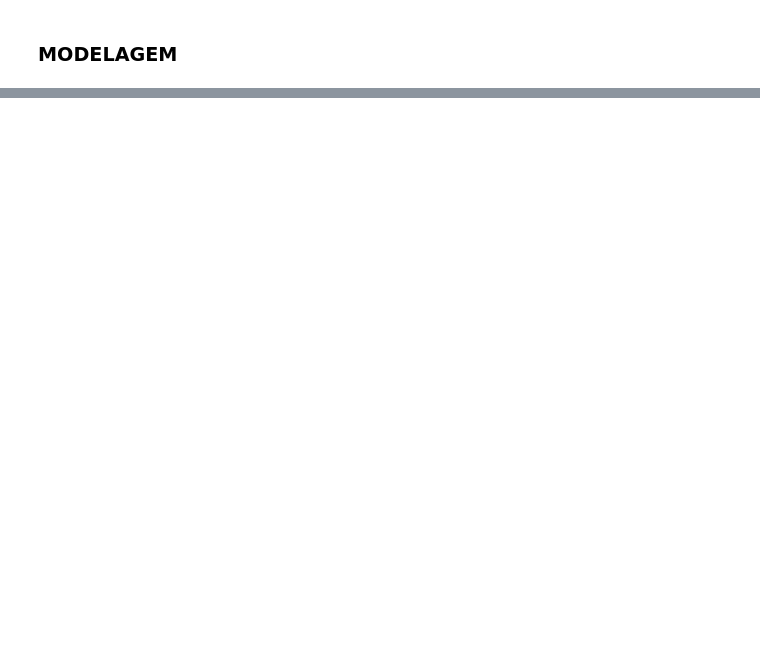
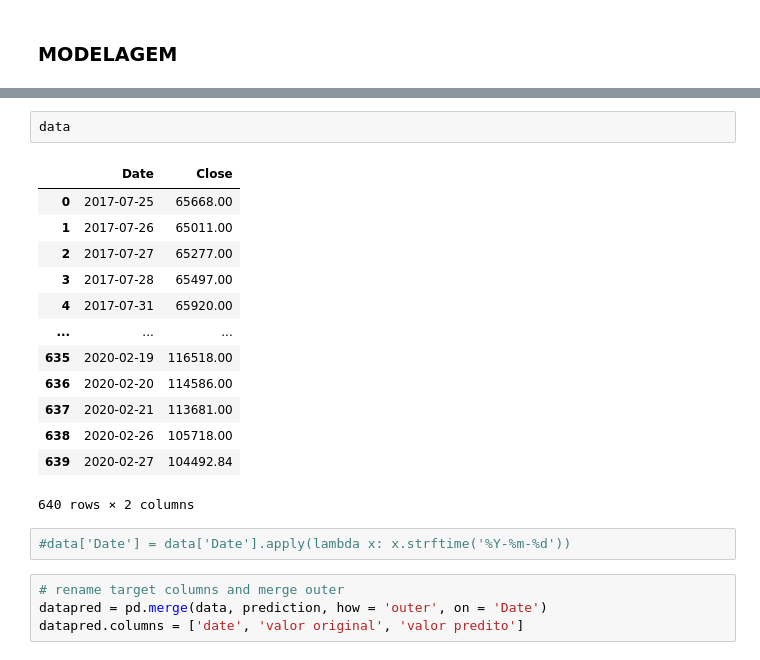
Before and after one commit to claudioalvesmonteiro/automated_daytrade, a Jupyter notebook: previsao.ipynb, the cells around one changed output, grey strips where cells are left out. Drawn from its saved outputs; the diff is of its cells as text; blank space fills up the shorter version.

```diff
--- a/previsao.ipynb
+++ b/previsao.ipynb
@@ -38,0 +99,22 @@ AttributeError: module 'pyramid' has no attribute '__version__'
+# %%
+data
+# %% [output]
+|  | Date | Close |
+| 0 | 2017-07-25 | 65668.00 |
+| 1 | 2017-07-26 | 65011.00 |
+| 2 | 2017-07-27 | 65277.00 |
+| 3 | 2017-07-28 | 65497.00 |
+| 4 | 2017-07-31 | 65920.00 |
+| ... | ... | ... |
+| 635 | 2020-02-19 | 116518.00 |
+| 636 | 2020-02-20 | 114586.00 |
+| 637 | 2020-02-21 | 113681.00 |
+| 638 | 2020-02-26 | 105718.00 |
+| 639 | 2020-02-27 | 104492.84 |
+640 rows × 2 columns
+# %%
+#data['Date'] = data['Date'].apply(lambda x: x.strftime('%Y-%m-%d'))
+# %%
+# rename target columns and merge outer
+datapred = pd.merge(data, prediction, how = 'outer', on = 'Date')
+datapred.columns = ['date', 'valor original', 'valor predito']
```
Also changed, not shown: parts of 21 cells of this notebook, 1 other file.
